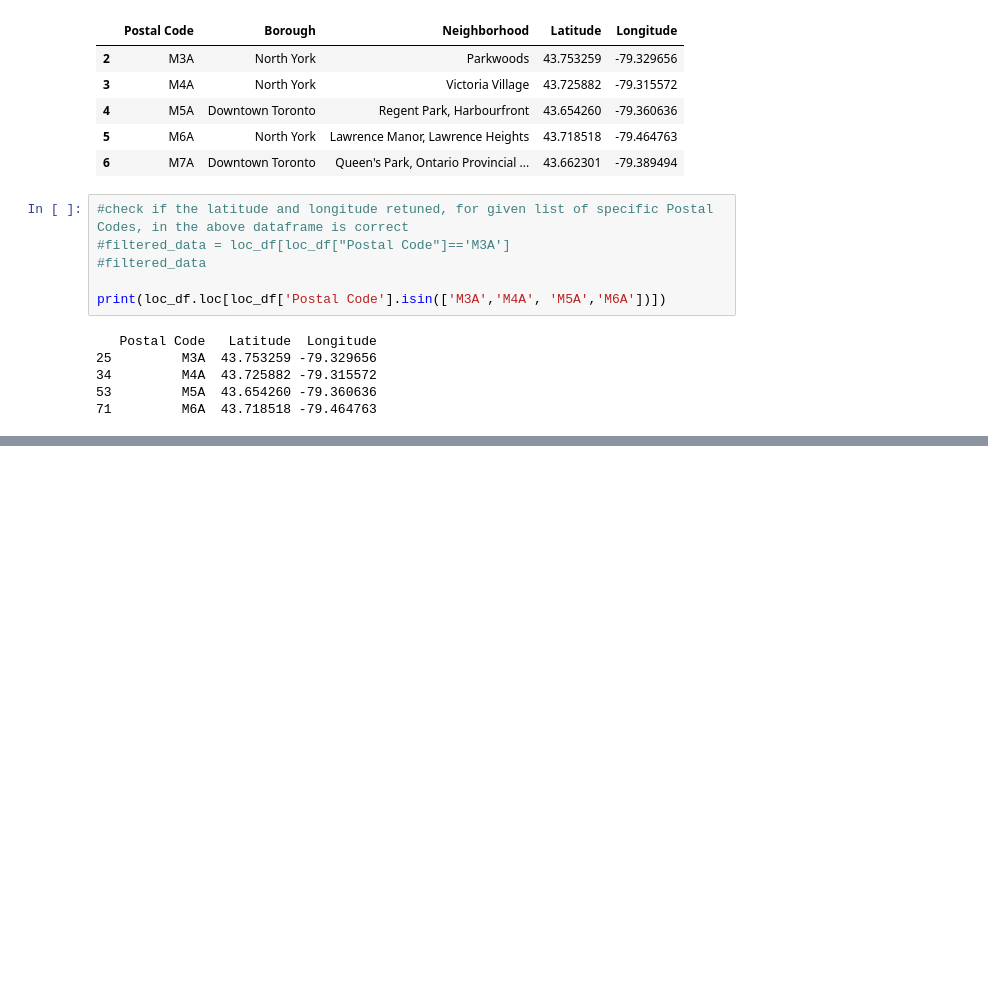
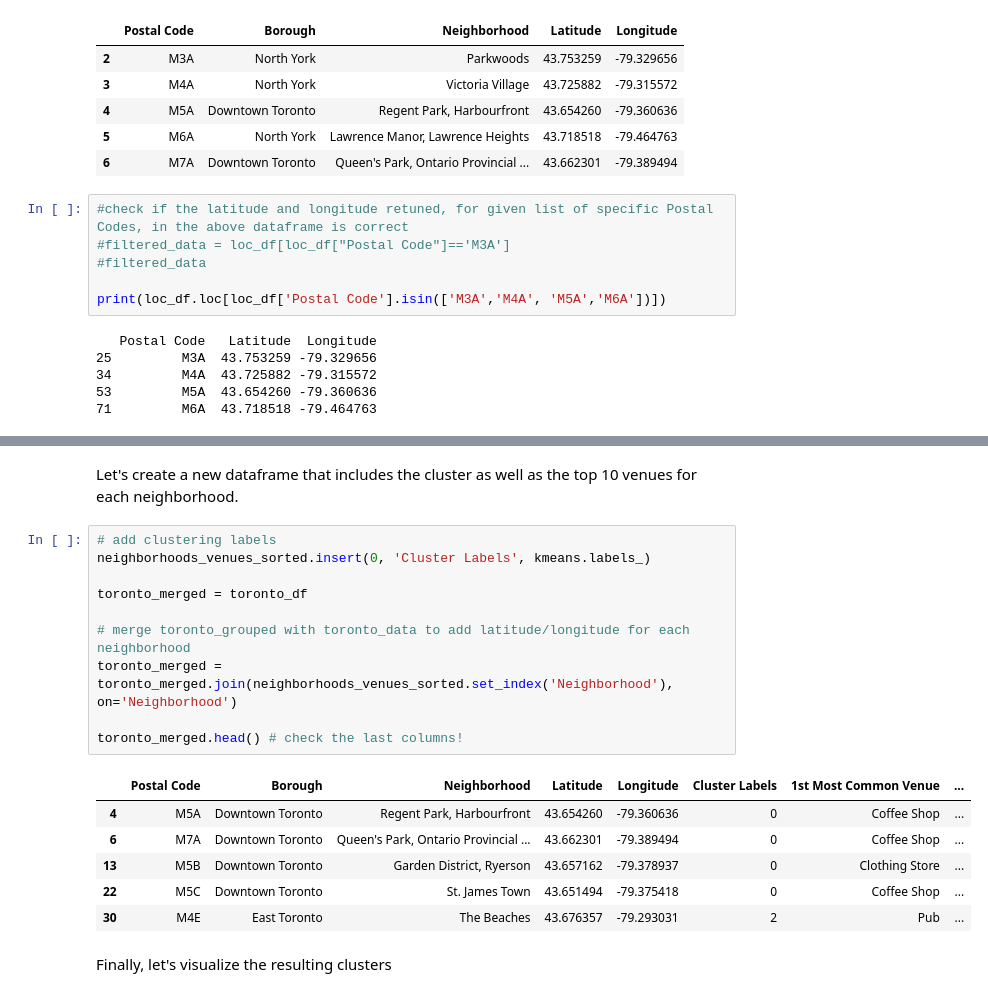
Before and after one commit to aminathshausan/Coursera_Capstone, a Jupyter notebook: Week 3: Neighborhoods in Tronto.ipynb, the cells around one changed output, grey strips where cells are left out. Drawn from its saved outputs; the diff is of its cells as text; blank space fills up the shorter version.

```diff
--- a/Week 3: Neighborhoods in Tronto.ipynb
+++ b/Week 3: Neighborhoods in Tronto.ipynb
@@ -98,0 +462,21 @@ print(loc_df.loc[loc_df['Postal Code'].isin(['M3A','M4A', 'M5A','M6A'])])
+# %% [markdown]
+Let's create a new dataframe that includes the cluster as well as the top 10 venues for each neighborhood.
+# %%
+# add clustering labels
+neighborhoods_venues_sorted.insert(0, 'Cluster Labels', kmeans.labels_)
+
+toronto_merged = toronto_df
+
+# merge toronto_grouped with toronto_data to add latitude/longitude for each neighborhood
+toronto_merged = toronto_merged.join(neighborhoods_venues_sorted.set_index('Neighborhood'), on='Neighborhood')
+
+toronto_merged.head() # check the last columns!
+# %% [output]
+|  | Postal Code | Borough | Neighborhood | Latitude | Longitude | Cluster Labels | 1st Most Common Venue | ... |
+| 4 | M5A | Downtown Toronto | Regent Park, Harbourfront | 43.654260 | -79.360636 | 0 | Coffee Shop | ... |
+| 6 | M7A | Downtown Toronto | Queen's Park, Ontario Provincial ... | 43.662301 | -79.389494 | 0 | Coffee Shop | ... |
+| 13 | M5B | Downtown Toronto | Garden District, Ryerson | 43.657162 | -79.378937 | 0 | Clothing Store | ... |
+| 22 | M5C | Downtown Toronto | St. James Town | 43.651494 | -79.375418 | 0 | Coffee Shop | ... |
+| 30 | M4E | East Toronto | The Beaches | 43.676357 | -79.293031 | 2 | Pub | ... |
+# %% [markdown]
+Finally, let's visualize the resulting clusters
```
Also changed, not shown: parts of 49 cells of this notebook.
